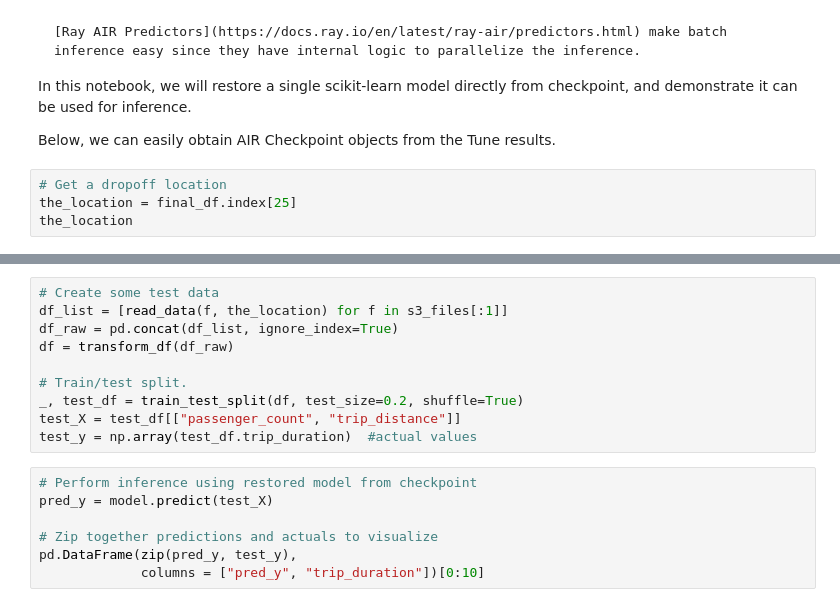
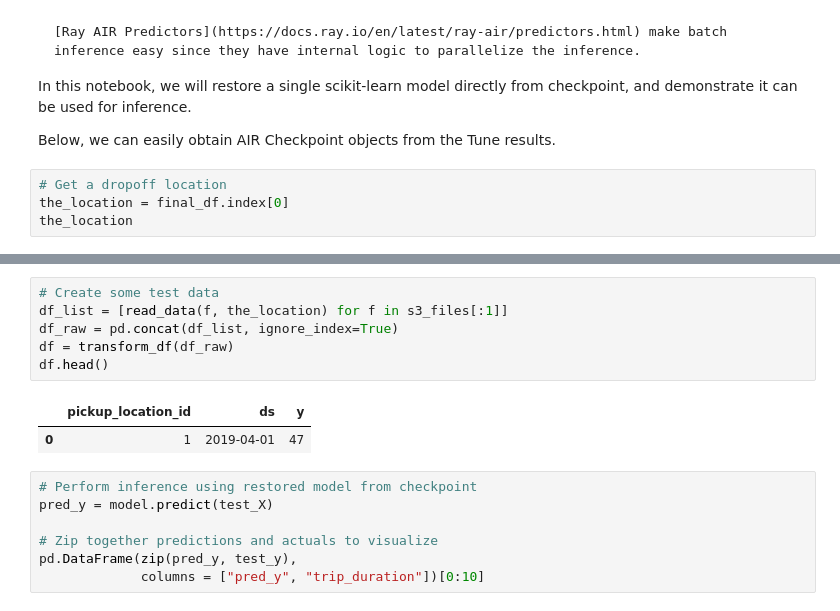
Before and after one commit to christy/AnyscaleDemos, a Jupyter notebook: ray_air_demos/ray_air/batch_forecasting.ipynb, the cells around one changed output, grey strips where cells are left out. Saved outputs shown, nothing was run; the diff lists cells and outputs as text.

```diff
--- a/ray_air_demos/ray_air/batch_forecasting.ipynb
+++ b/ray_air_demos/ray_air/batch_forecasting.ipynb
@@ -539,5 +572,5 @@ In this notebook, we will restore a single scikit-learn model directly from chec
 Below, we can easily obtain AIR Checkpoint objects from the Tune results.
 # %%
 # Get a dropoff location
-the_location = final_df.index[25]
+the_location = final_df.index[0]
 the_location
@@ -552,13 +590,12 @@ print(type(model))
 # %%
 # Create some test data
 df_list = [read_data(f, the_location) for f in s3_files[:1]]
 df_raw = pd.concat(df_list, ignore_index=True)
 df = transform_df(df_raw)
-
-# Train/test split.
-_, test_df = train_test_split(df, test_size=0.2, shuffle=True)
-test_X = test_df[["passenger_count", "trip_distance"]]
-test_y = np.array(test_df.trip_duration)  #actual values
+df.head()
+# %% [output]
+|  | pickup_location_id | ds | y |
+| 0 | 1 | 2019-04-01 | 47 |
 # %%
 # Perform inference using restored model from checkpoint
 pred_y = model.predict(test_X)
```
Also changed, not shown: parts of 15 cells of this notebook.
